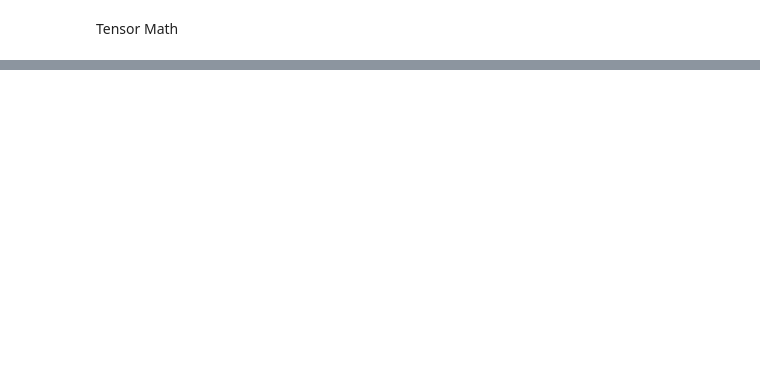
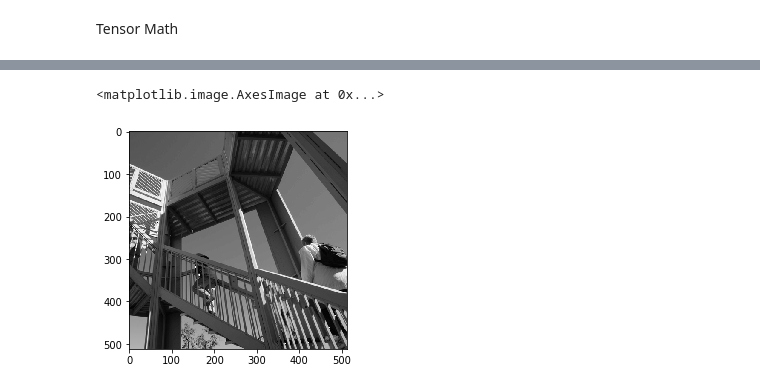
Before and after one commit to lakshmipriya04/DeepLearning, a Jupyter notebook: CNN/cnn.ipynb, the cells around one changed output, grey strips where cells are left out. Drawn from its saved outputs; the diff is of its cells as text; code cells hidden in the pictures; blank space fills up the shorter version.

```diff
--- a/CNN/cnn.ipynb
+++ b/CNN/cnn.ipynb
@@ -164,0 +399,2 @@ A = np.random.randint(10,siz)
+# %%
+img = misc.ascent()
@@ -164,0 +405,5 @@ A = np.random.randint(10,siz)
+# %%
+plt.imshow(img, cmap='gray')
+# %% [output]
+<matplotlib.image.AxesImage at 0x...>
+[figure, added]
```
Also changed, not shown: parts of 57 cells of this notebook, 5 other files.
